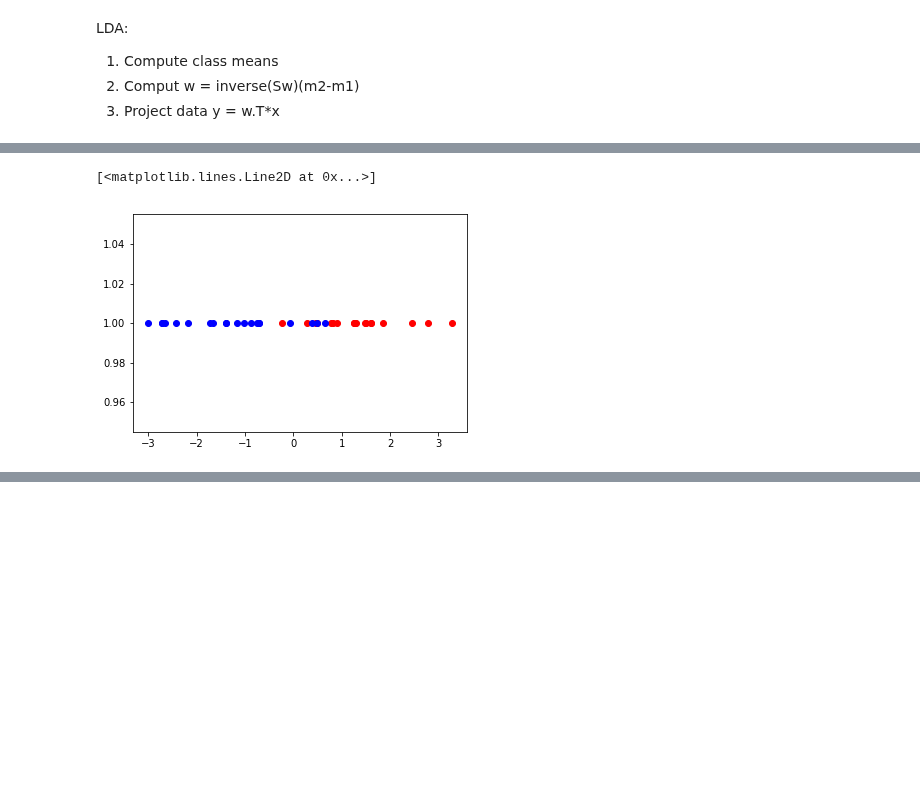
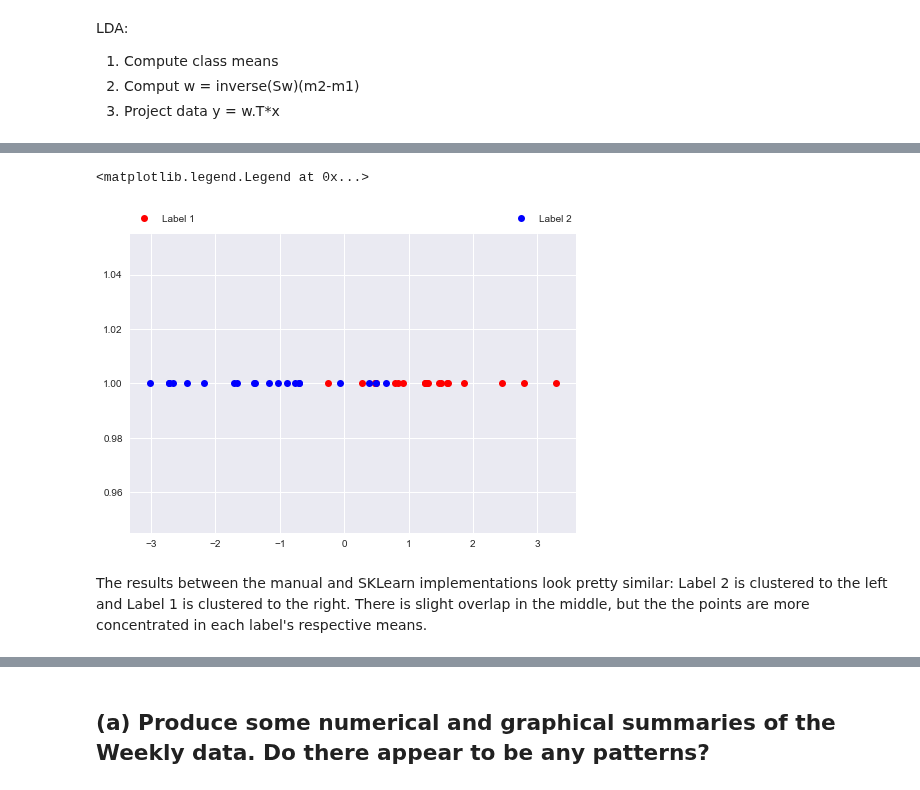
Before and after one commit to Ada520/DSLab, a Jupyter notebook: Lab5/rachelLab5.ipynb, the cells around one changed output, grey strips where cells are left out. Cells and saved outputs as stored; diff of their text form; code cells hidden in the pictures; blank space fills up the shorter version.

```diff
--- a/Lab5/rachelLab5.ipynb
+++ b/Lab5/rachelLab5.ipynb
@@ -97,20 +98,26 @@ plt.show()
 # %%
 from sklearn.discriminant_analysis import LinearDiscriminantAnalysis
 
 y = []
 for i in range(20):
     y.append(2)
 for i in range(20):
     y.append(1)
 y = np.asarray(np.matrix(y).T)
 
-lda = LinearDiscriminantAnalysis(n_components=2)
-lda_ = lda.fit_transform(allData.T, y)
+LDAmodel = LinearDiscriminantAnalysis(n_components=2)
+lda = LDAmodel.fit_transform(allData.T, y)
 
-plt.plot(lda_[:20], 20 * [1], "o", color="red")
-plt.plot(lda_[20:], 20 * [1], "o", color="blue")
+plt.plot(lda[:20], 20 * [1], "o", color="red", label = "Label 1")
+plt.plot(lda[20:], 20 * [1], "o", color="blue", label = "Label 2")
+plt.legend(bbox_to_anchor=(0., 1.02, 1., .102), loc=3,
+           ncol=2, mode="expand", borderaxespad=0.)
 # %% [output]
-[<matplotlib.lines.Line2D at 0x...>]
+<matplotlib.legend.Legend at 0x...>
-[figure, old version]
+[figure, new version]
+# %% [markdown]
+The results between the manual and SKLearn implementations look pretty similar: Label 2 is clustered to the left and Label 1 is clustered to the right. There is slight overlap in the middle, but the the points are more concentrated in each label's respective means.
 # %% [markdown]
 <img src="Images/problem2.png">
+# %% [markdown]
+## (a) Produce some numerical and graphical summaries of the Weekly data. Do there appear to be any patterns?
```
Also changed, not shown: parts of 47 cells of this notebook.
